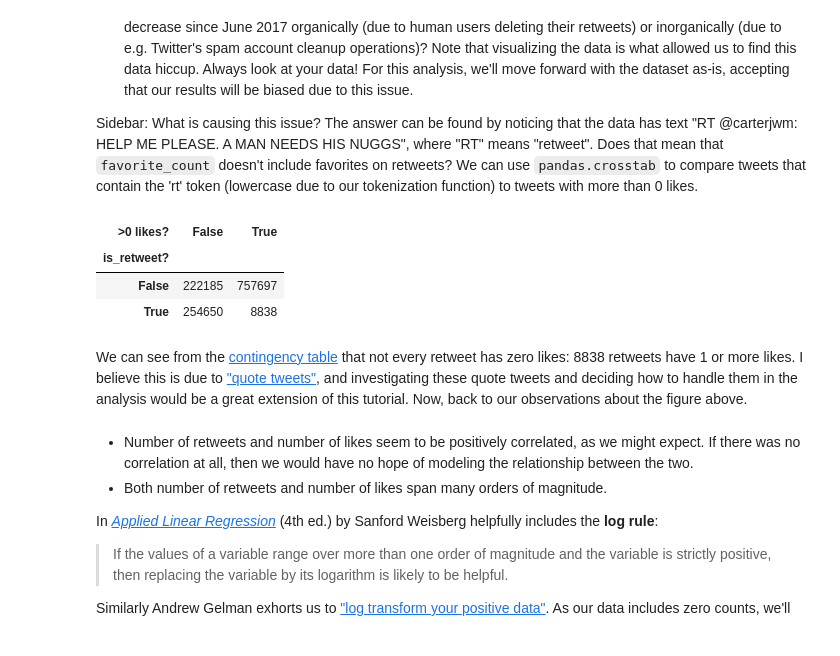
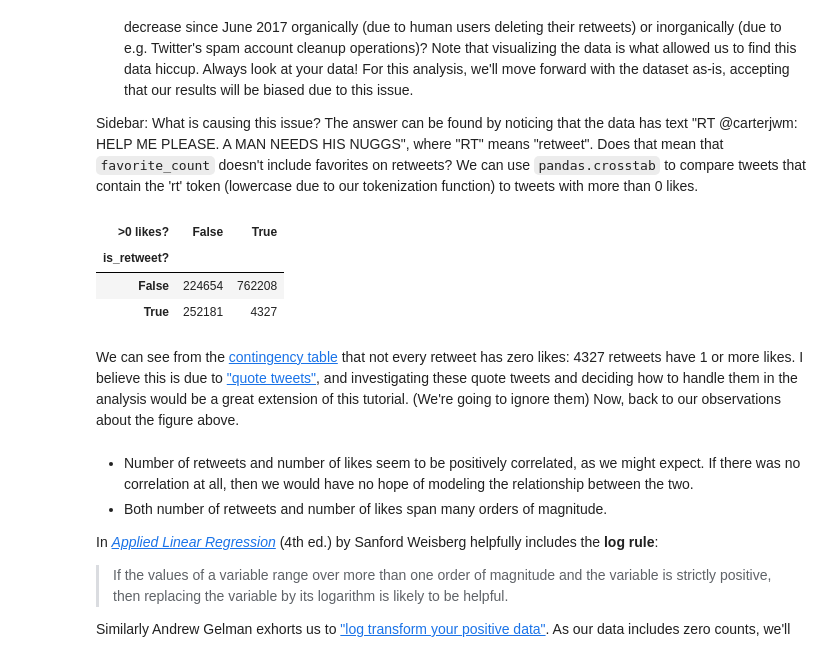
Before and after one commit to levon003/ml-visualized, a Jupyter notebook: _notebook/BoWLinRegTweets.ipynb, the cells around one changed output. Drawn from its saved outputs; the diff is of its cells as text; code cells hidden in the pictures.

Commit message:
Finished updating tutorial. Tutorial materials finished.

```diff
--- a/_notebook/BoWLinRegTweets.ipynb
+++ b/_notebook/BoWLinRegTweets.ipynb
@@ -202,15 +212,15 @@ From the figure above, we can notice a few things about our data:
 
 Sidebar: What is causing this issue?  The answer can be found by noticing that the data has text "RT @carterjwm: HELP ME PLEASE. A MAN NEEDS HIS NUGGS", where "RT" means "retweet".  Does that mean that `favorite_count` doesn't include favorites on retweets?  We can use `pandas.crosstab` to compare tweets that contain the 'rt' token (lowercase due to our tokenization function) to tweets with more than 0 likes.
 # %%
-is_rt = tweet_df.tokens.map(lambda tokens: 'rt' in tokens).rename("is_retweet?")
+is_rt = tweet_df.text.map(lambda text: text.startswith('RT')).rename("is_retweet?")
 pd.crosstab(is_rt, (tweet_df.favorite_count > 0).rename(">0 likes?"))
 # %% [output]
 | >0 likes? | False | True |
 | is_retweet? |  |  |
-| False | 222185 | 757697 |
-| True | 254650 | 8838 |
+| False | 224654 | 762208 |
+| True | 252181 | 4327 |
 # %% [markdown]
-We can see from the [contingency table](https://en.wikipedia.org/wiki/Contingency_table) that not every retweet has zero likes: 8838 retweets have 1 or more likes.  I believe this is due to ["quote tweets"](https://help.twitter.com/en/using-twitter/how-to-retweet), and investigating these quote tweets and deciding how to handle them in the analysis would be a great extension of this tutorial. Now, back to our observations about the figure above.
+We can see from the [contingency table](https://en.wikipedia.org/wiki/Contingency_table) that not every retweet has zero likes: 4327 retweets have 1 or more likes.  I believe this is due to ["quote tweets"](https://help.twitter.com/en/using-twitter/how-to-retweet), and investigating these quote tweets and deciding how to handle them in the analysis would be a great extension of this tutorial. (We're going to ignore them) Now, back to our observations about the figure above.
 # %% [markdown]
  - Number of retweets and number of likes seem to be positively correlated, as we might expect. If there was no correlation at all, then we would have no hope of modeling the relationship between the two.
  - Both number of retweets and number of likes span many orders of magnitude.
```
Also changed, not shown: parts of 30 cells of this notebook.
